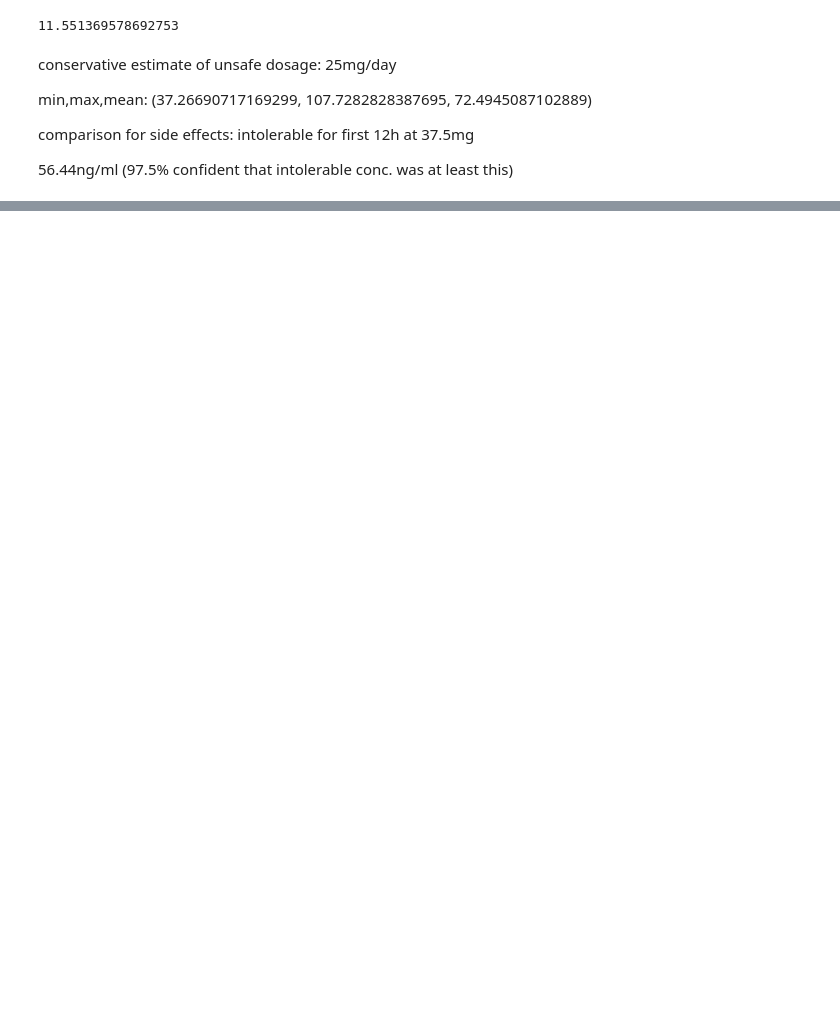
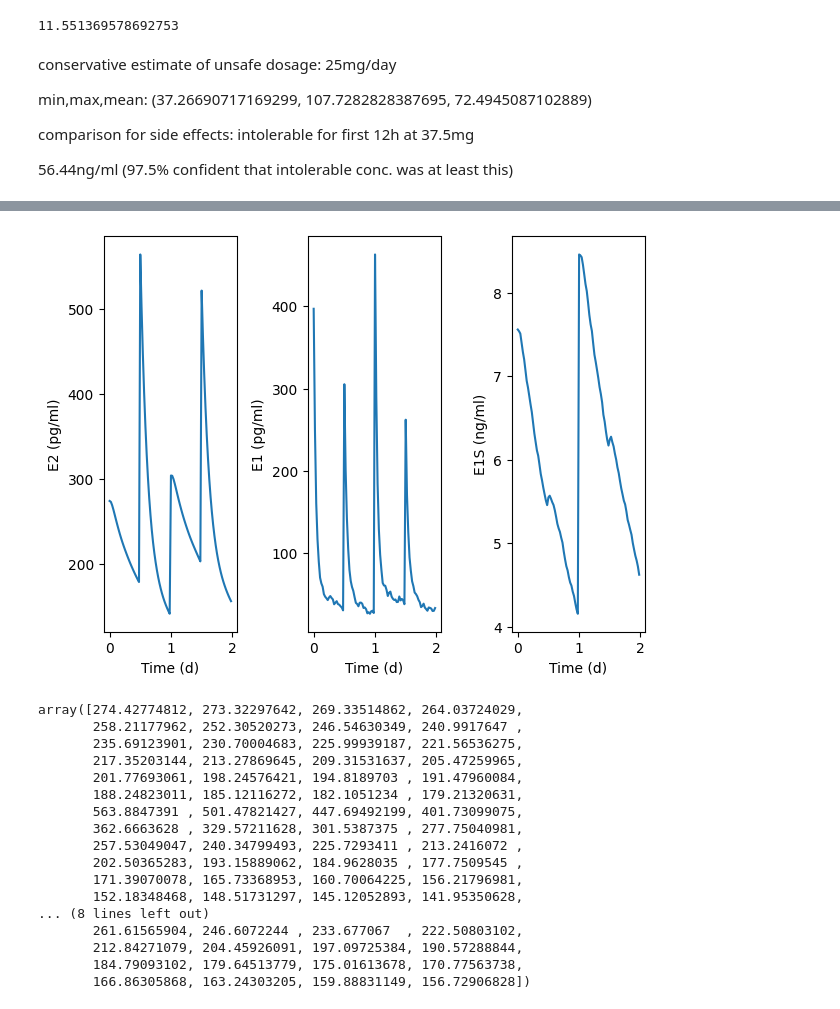
Before and after one commit to Estelle900/HRTMonteCarlo, a Jupyter notebook: HRT Monte Carlo.ipynb, the cells around one changed output, grey strips where cells are left out. Cells and saved outputs as stored; diff of their text form; code cells hidden in the pictures; blank space fills up the shorter version.

```diff
--- a/HRT Monte Carlo.ipynb
+++ b/HRT Monte Carlo.ipynb
@@ -159,0 +225,54 @@ check(12.5,[48],steady=True)
+# %%
+def simulate_est(doseoral, dosesl, interval, repetitions, gap=0.5, plot=True):
+    dt=0.5
+    dose1 = np.array([150,723,3033])*doseoral*np.clip(np.random.normal(1,0.1),0.8,1.5)/2
+    e = [dose1]
+    time = int(interval/dt*repetitions)
+    for i in range(1,time):
+        if i%int(interval/dt)==0:
+            dose1 = np.array([75,359,2015])*doseoral*np.clip(np.random.normal(1,0.1),0.8,1.5)
+            e.append(est_rk4(e[-1]+dose1,dt))
+        elif i%int(interval/dt)==int(interval/dt*gap):
+            dose2 = dosesl*np.array([0.5,0.5,0])*np.clip(np.random.normal(420,30),350,490)
+            e.append(est_rk4(e[-1]+dose2,dt))
+        else: e.append(est_rk4(e[-1],dt))
+
+    e=np.array(e)[-int(24*2/dt):].T
+    if plot:
+        f,ax=plt.subplots(1,3)
+        f.tight_layout(pad=2)
+        time=np.arange(int(24*2/dt))*dt/24
+        ax[0].plot(time,e[0]);ax[1].plot(time,e[1]);ax[2].plot(time,e[2]/1000)
+        ax[0].set_xlabel('Time (d)')
+        ax[0].set_ylabel('E2 (pg/ml)')
+        ax[1].set_xlabel('Time (d)')
+        ax[1].set_ylabel('E1 (pg/ml)')
+        ax[2].set_xlabel('Time (d)')
+        ax[2].set_ylabel('E1S (ng/ml)')
+        plt.show()
+    return e[0]
+#simulate_est(0,1,4,100)
+simulate_est(2,2,24,14)
+
+# gaps = np.linspace(0.1,0.9,50)
+# bioavail = [np.mean(simulate_est(2,2,24,14,gap=gap, plot=False)) for gap in gaps] # arbitrary units
+# plt.plot(gaps,bioavail)
+# %% [output]
+[figure, added]
+array([274.42774812, 273.32297642, 269.33514862, 264.03724029,
+       258.21177962, 252.30520273, 246.54630349, 240.9917647 ,
+       235.69123901, 230.70004683, 225.99939187, 221.56536275,
+       217.35203144, 213.27869645, 209.31531637, 205.47259965,
+       201.77693061, 198.24576421, 194.8189703 , 191.47960084,
+       188.24823011, 185.12116272, 182.1051234 , 179.21320631,
+       563.8847391 , 501.47821427, 447.69492199, 401.73099075,
+       362.6663628 , 329.57211628, 301.5387375 , 277.75040981,
+       257.53049047, 240.34799493, 225.7293411 , 213.2416072 ,
+       202.50365283, 193.15889062, 184.9628035 , 177.7509545 ,
+       171.39070078, 165.73368953, 160.70064225, 156.21796981,
+       152.18348468, 148.51731297, 145.12052893, 141.95350628,
+... (8 lines left out)
+       261.61565904, 246.6072244 , 233.677067  , 222.50803102,
+       212.84271079, 204.45926091, 197.09725384, 190.57288844,
+       184.79093102, 179.64513779, 175.01613678, 170.77563738,
+       166.86305868, 163.24303205, 159.88831149, 156.72906828])
```
Also changed, not shown: parts of 11 cells of this notebook.
